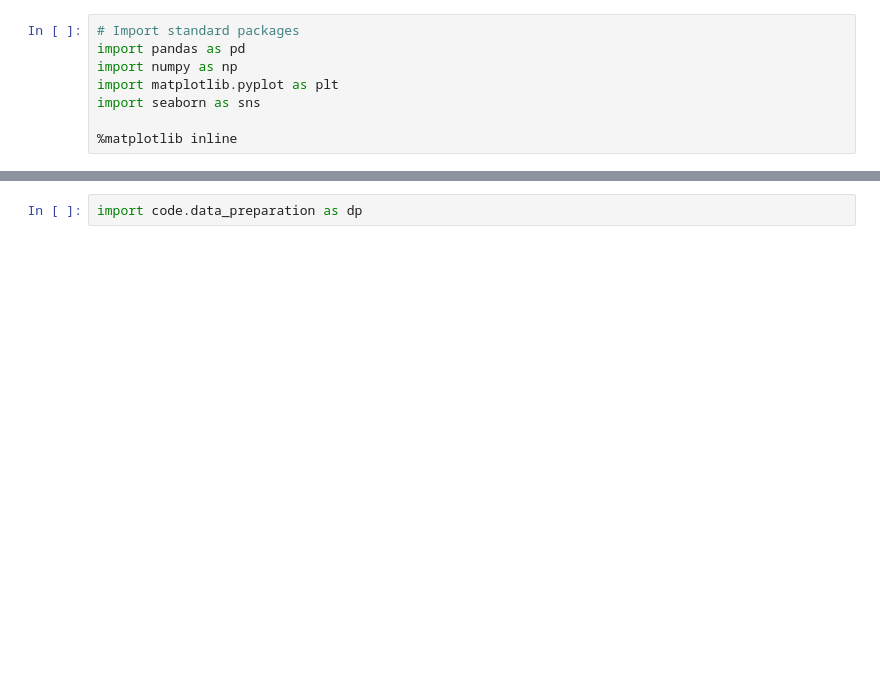
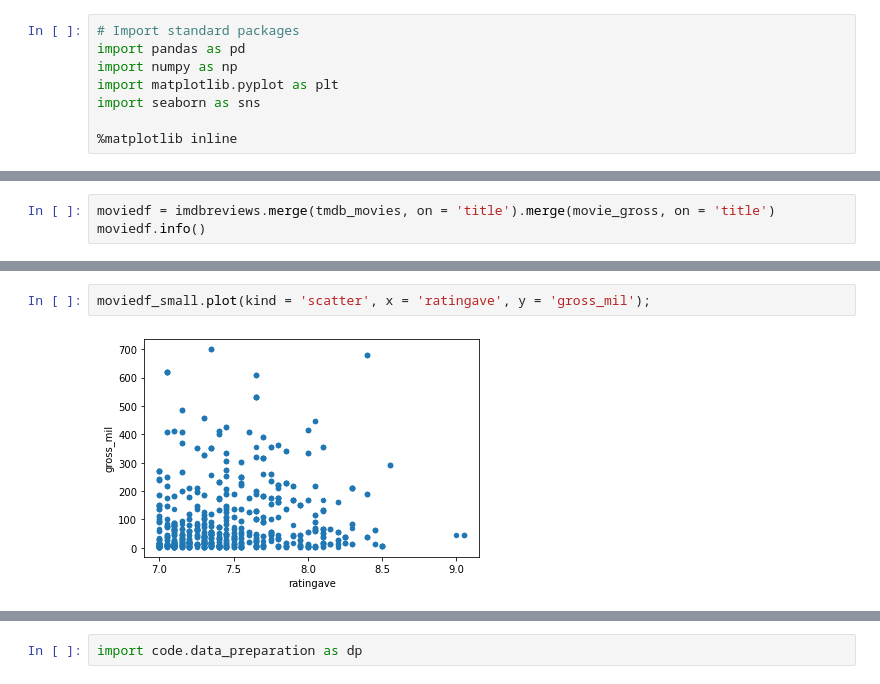
Before and after one commit to rfb-vibe/movie-studio-project, a Jupyter notebook: microsoft-tenne-project.ipynb, the cells around one changed output, grey strips where cells are left out. Saved outputs shown, nothing was run; the diff lists cells and outputs as text; blank space fills up the shorter version.

```diff
--- a/microsoft-tenne-project.ipynb
+++ b/microsoft-tenne-project.ipynb
@@ -594,0 +121,3 @@ imdbratings
+# %%
+moviedf = imdbreviews.merge(tmdb_movies, on = 'title').merge(movie_gross, on = 'title')
+moviedf.info()
@@ -594,0 +280,4 @@ imdbratings
+# %%
+moviedf_small.plot(kind = 'scatter', x = 'ratingave', y = 'gross_mil');
+# %% [output]
+[figure, added]
```
Also changed, not shown: parts of 71 cells of this notebook.
